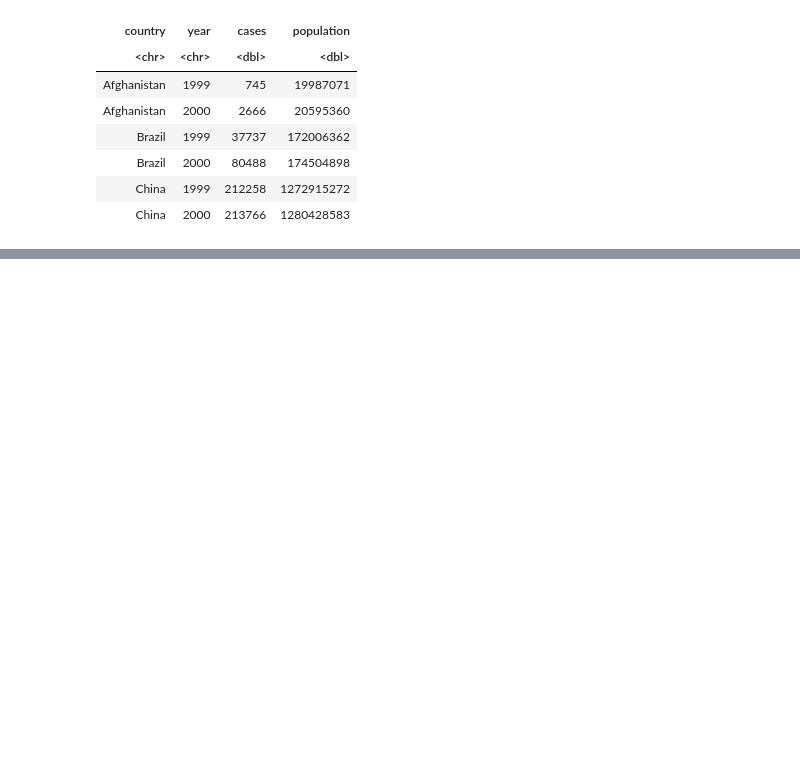
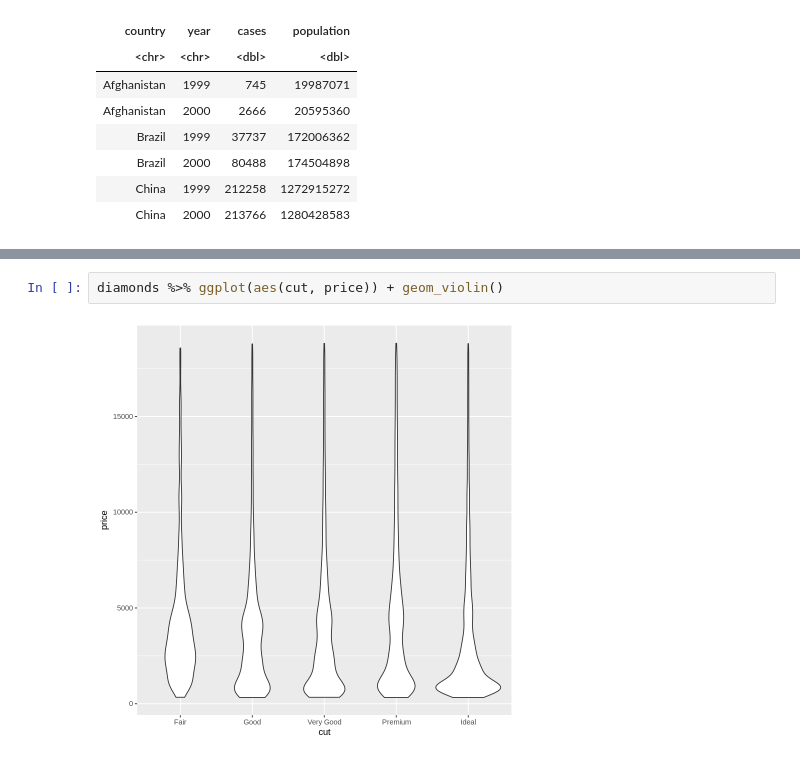
Before and after one commit to JunyoungB/SmartCityBigData, a Jupyter notebook: R4ds_2.ipynb, the cells around one changed output, grey strips where cells are left out. Drawn from its saved outputs; the diff is of its cells as text; blank space fills up the shorter version.

```diff
--- a/R4ds_2.ipynb
+++ b/R4ds_2.ipynb
@@ -153,0 +866,4 @@ A tibble: 6 × 4
+# %%
+diamonds %>% ggplot(aes(cut, price)) + geom_violin()
+# %% [output]
+[figure, added]
```
Also changed, not shown: parts of 69 cells of this notebook.
